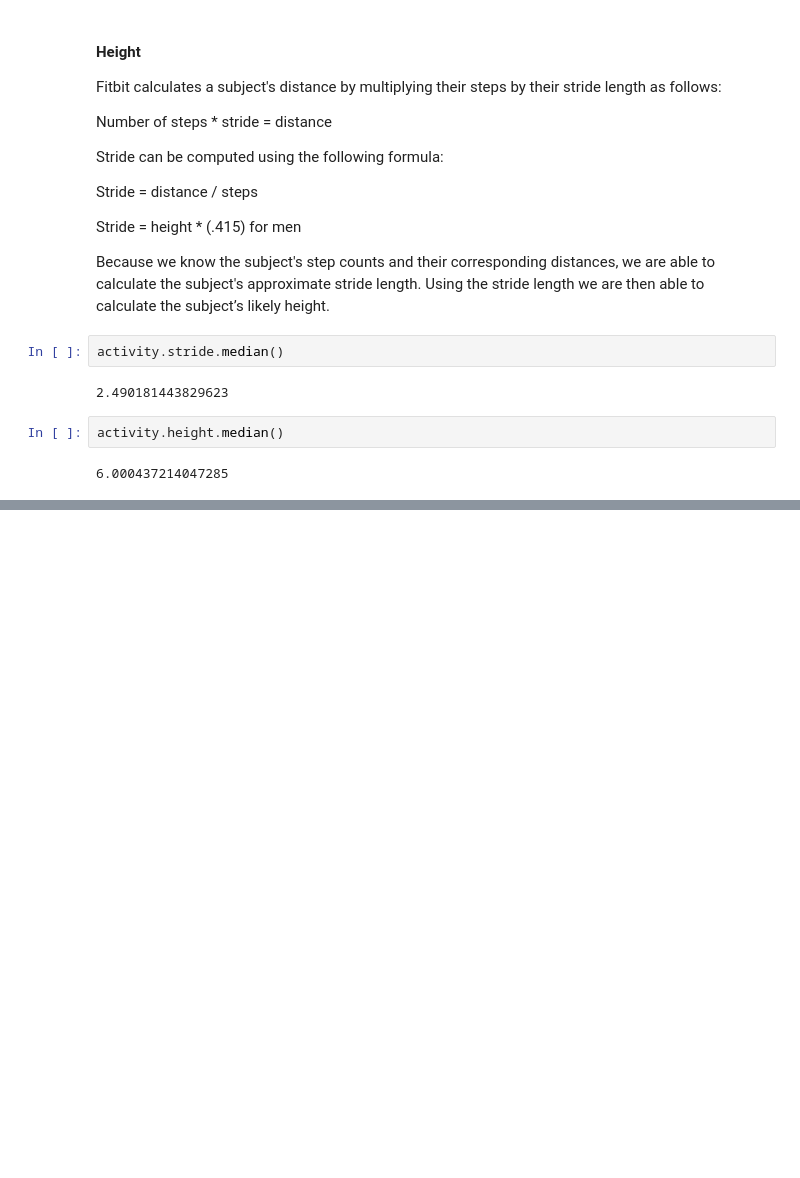
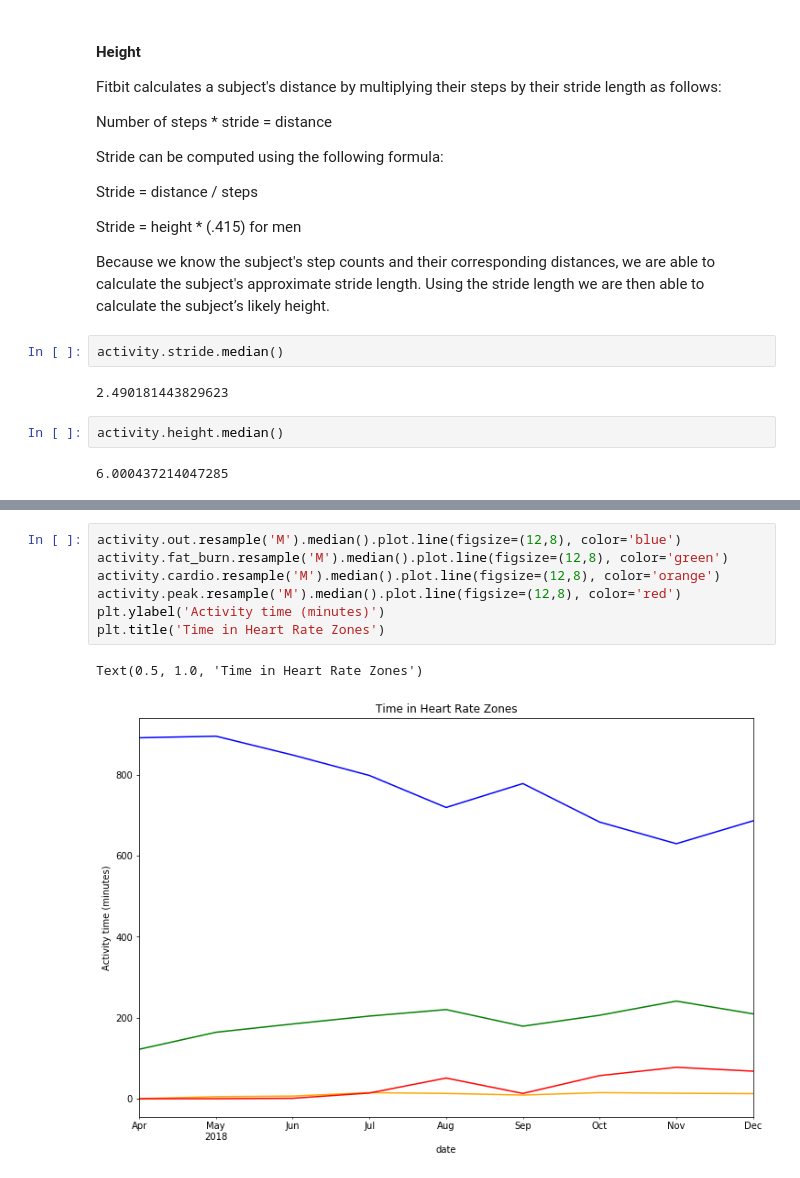
Before and after one commit to Very-Ethical/fitbit, a Jupyter notebook: fitbit_project.ipynb, the cells around one changed output, grey strips where cells are left out. Drawn from its saved outputs; the diff is of its cells as text; blank space fills up the shorter version.

```diff
--- a/fitbit_project.ipynb
+++ b/fitbit_project.ipynb
@@ -190,0 +230,10 @@ Initially, we entered our known quantities (height and gender) into an online [B
+# %%
+activity.out.resample('M').median().plot.line(figsize=(12,8), color='blue')
+activity.fat_burn.resample('M').median().plot.line(figsize=(12,8), color='green')
+activity.cardio.resample('M').median().plot.line(figsize=(12,8), color='orange')
+activity.peak.resample('M').median().plot.line(figsize=(12,8), color='red')
+plt.ylabel('Activity time (minutes)')
+plt.title('Time in Heart Rate Zones')
+# %% [output]
+Text(0.5, 1.0, 'Time in Heart Rate Zones')
+[figure, added]
```
Also changed, not shown: parts of 21 cells of this notebook, 4 other files.
